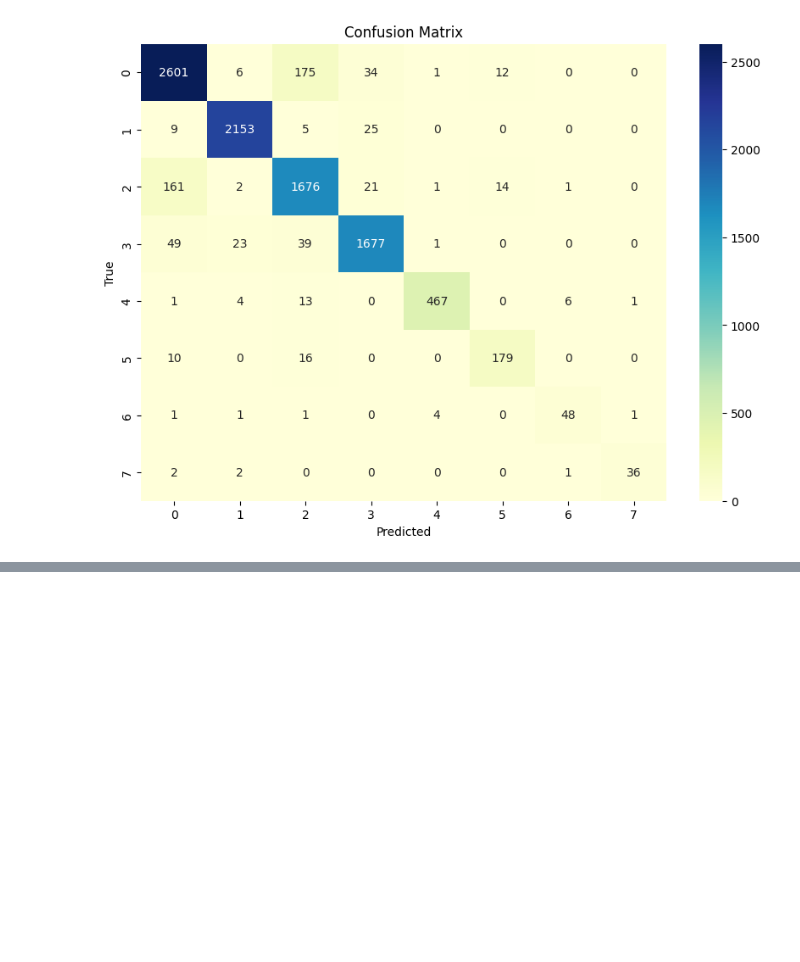
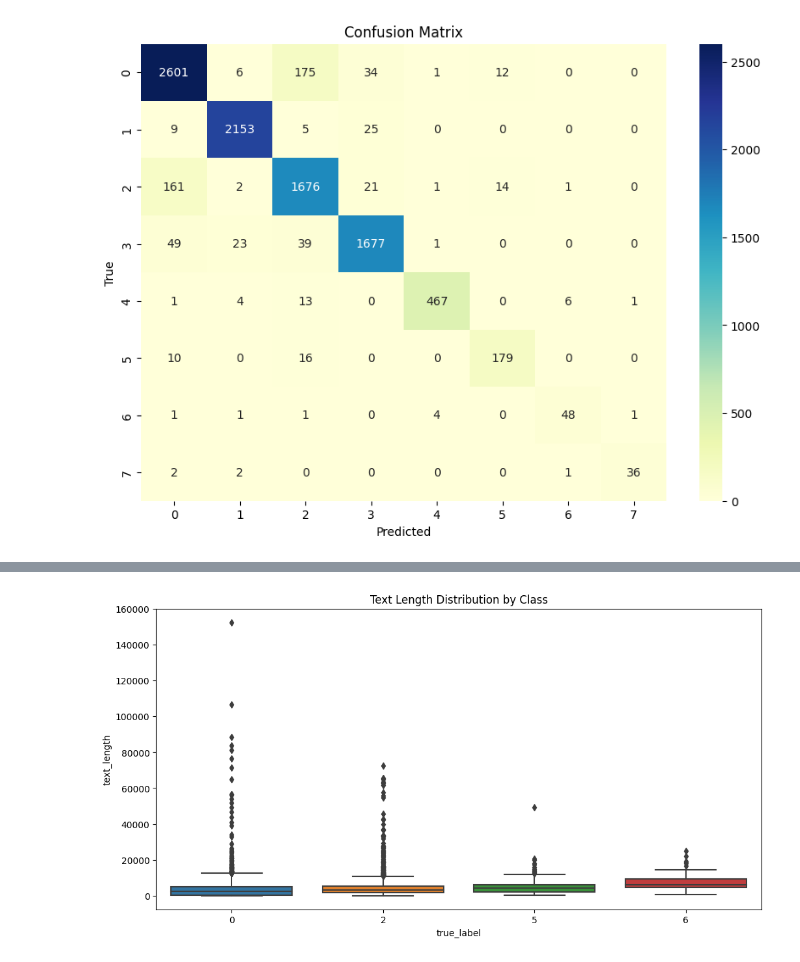
Before and after one commit to chanmuzi/Dacon-ChatGPT, a Jupyter notebook: EDA, Results analysis.ipynb, the cells around one changed output, grey strips where cells are left out. Cells and saved outputs as stored; diff of their text form; code cells hidden in the pictures; blank space fills up the shorter version.

Commit message:
v7 : validation analysis 2

```diff
--- a/EDA, Results analysis.ipynb
+++ b/EDA, Results analysis.ipynb
@@ -466,3 +466,32 @@ plt.title("Confusion Matrix")
 plt.show()
 # %% [output]
 [figure]
+# %%
+import pandas as pd
+import seaborn as sns
+import matplotlib.pyplot as plt
+from collections import Counter
+from sklearn.feature_extraction.text import CountVectorizer
+
+# Load validation results into a DataFrame
+val_df = pd.DataFrame(validation_result)
+
+# Add a column for text length
+val_df['text_length'] = val_df['text'].apply(len)
+
+# Filter the validation results to focus on underperforming classes
+underperforming_classes = [0, 2, 5, 6]
+filtered_df = val_df[val_df["true_label"].isin(underperforming_classes)]
+
+# Analyze the most common words in each underperforming class
+vectorizer = CountVectorizer(stop_words='english', ngram_range=(1,1),max_features=20)
+
+for class_id in underperforming_classes:
+    class_texts = filtered_df[filtered_df['true_label']==class_id]['text']
+    X = vectorizer.fit_transform(class_texts)
+    word_counts = pd.DataFrame(X.toarray(), columns=vectorizer.get_feature_names_out())
+    word_counts = word_counts.sum().sort_values(ascending=False)
+
+    print(f'Top words in class {class_id}:')
+    print(word_counts)
+    print("\n")
@@ -468,0 +516,8 @@ plt.show()
+# %%
+# Visualize the distribution of text lengths in each underperforming class
+plt.figure(figsize=(12,6))
+sns.boxplot(data=filtered_df, x="true_label", y="text_length")
+plt.title("Text Length Distribution by Class")
+plt.show()
+# %% [output]
+[figure, added]
```
Also changed, not shown: parts of 1 cell of this notebook.
